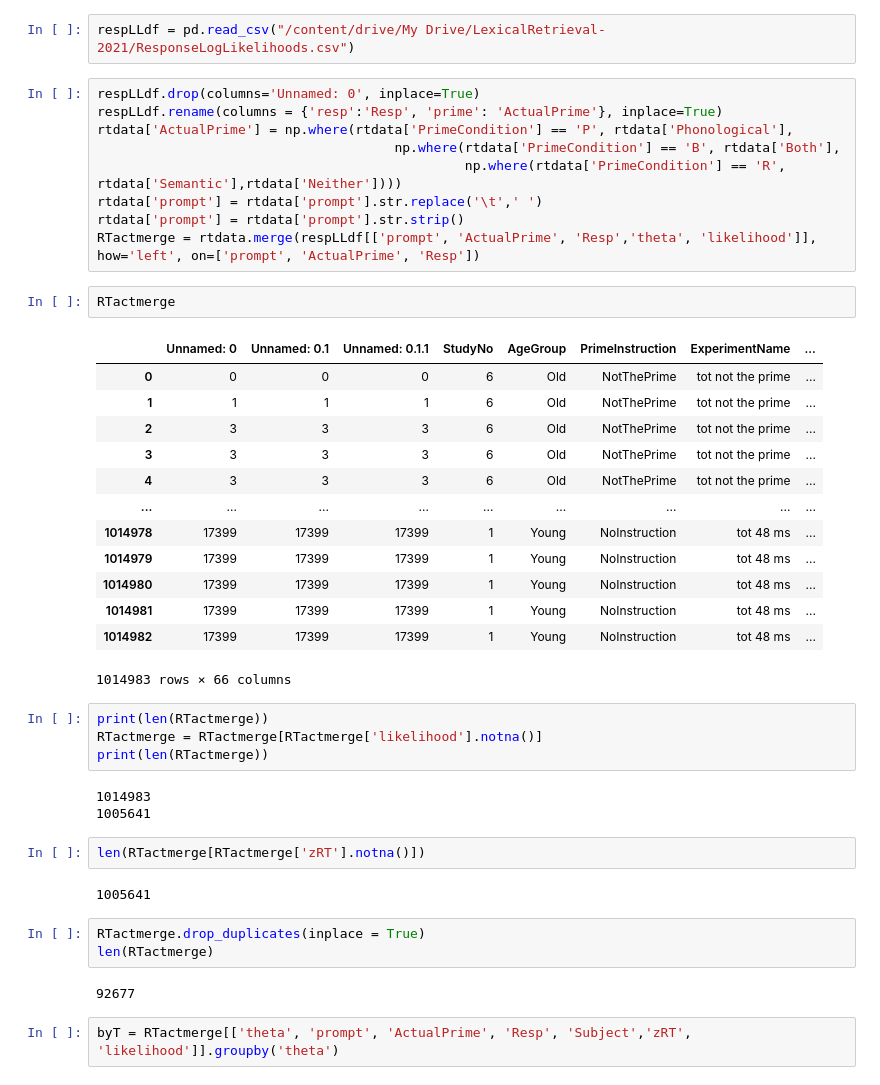
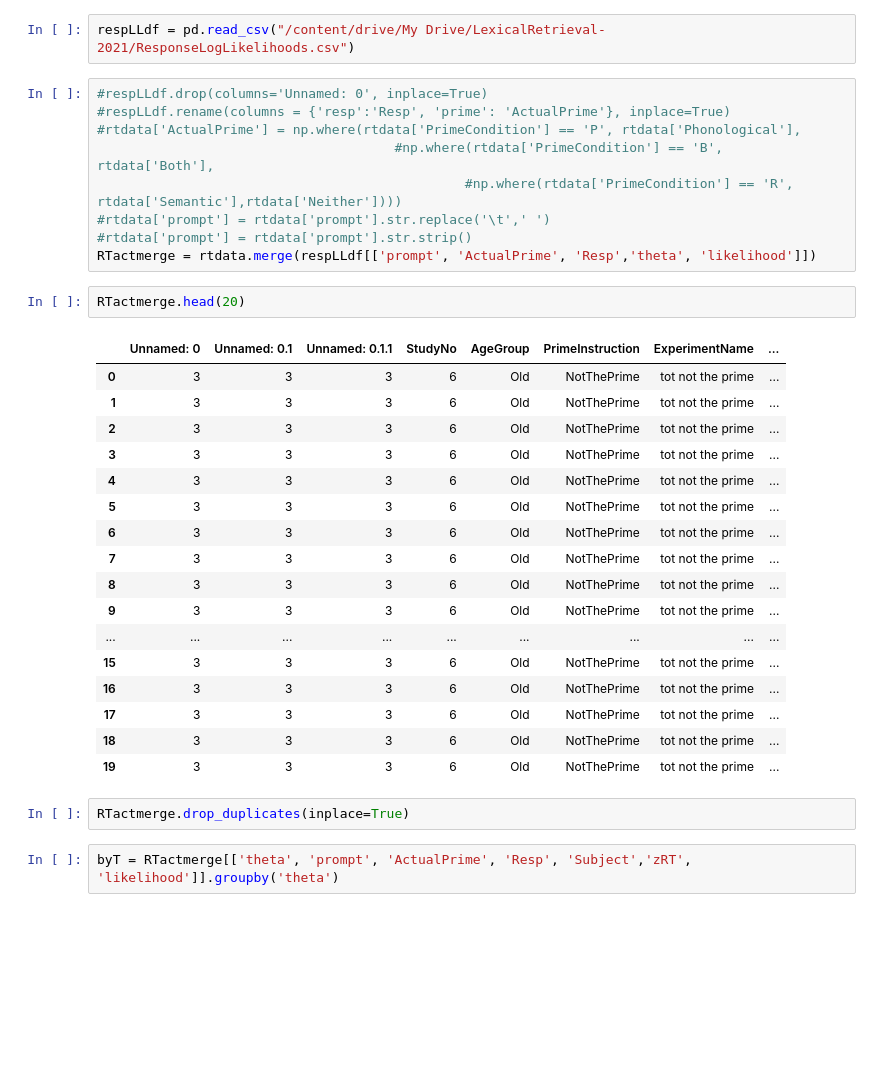
Before and after one commit to abhilasha-kumar/modeling-lexical-retrieval, a Jupyter notebook: LexicalRetrieval.ipynb, the cells around one changed output. Drawn from its saved outputs; the diff is of its cells as text; blank space fills up the shorter version.

Commit message:
merge accuracy with response log likelihood df

```diff
--- a/LexicalRetrieval.ipynb
+++ b/LexicalRetrieval.ipynb
@@ -1486,46 +1486,36 @@ array([[<matplotlib.axes._subplots.AxesSubplot object at 0x...>,
 # %%
 respLLdf = pd.read_csv("/content/drive/My Drive/LexicalRetrieval-2021/ResponseLogLikelihoods.csv")
 # %%
-respLLdf.drop(columns='Unnamed: 0', inplace=True)
-respLLdf.rename(columns = {'resp':'Resp', 'prime': 'ActualPrime'}, inplace=True)
-rtdata['ActualPrime'] = np.where(rtdata['PrimeCondition'] == 'P', rtdata['Phonological'],
-                                      np.where(rtdata['PrimeCondition'] == 'B', rtdata['Both'],
-                                               np.where(rtdata['PrimeCondition'] == 'R', rtdata['Semantic'],rtdata['Neither'])))
-rtdata['prompt'] = rtdata['prompt'].str.replace('\t',' ')
-rtdata['prompt'] = rtdata['prompt'].str.strip()
-RTactmerge = rtdata.merge(respLLdf[['prompt', 'ActualPrime', 'Resp','theta', 'likelihood']], how='left', on=['prompt', 'ActualPrime', 'Resp'])
+#respLLdf.drop(columns='Unnamed: 0', inplace=True)
+#respLLdf.rename(columns = {'resp':'Resp', 'prime': 'ActualPrime'}, inplace=True)
+#rtdata['ActualPrime'] = np.where(rtdata['PrimeCondition'] == 'P', rtdata['Phonological'],
+                                      #np.where(rtdata['PrimeCondition'] == 'B', rtdata['Both'],
+                                               #np.where(rtdata['PrimeCondition'] == 'R', rtdata['Semantic'],rtdata['Neither'])))
+#rtdata['prompt'] = rtdata['prompt'].str.replace('\t',' ')
+#rtdata['prompt'] = rtdata['prompt'].str.strip()
+RTactmerge = rtdata.merge(respLLdf[['prompt', 'ActualPrime', 'Resp','theta', 'likelihood']])
 # %%
-RTactmerge
+RTactmerge.head(20)
 # %% [output]
 |  | Unnamed: 0 | Unnamed: 0.1 | Unnamed: 0.1.1 | StudyNo | AgeGroup | PrimeInstruction | ExperimentName | ... |
-| 0 | 0 | 0 | 0 | 6 | Old | NotThePrime | tot not the prime | ... |
-| 1 | 1 | 1 | 1 | 6 | Old | NotThePrime | tot not the prime | ... |
+| 0 | 3 | 3 | 3 | 6 | Old | NotThePrime | tot not the prime | ... |
+| 1 | 3 | 3 | 3 | 6 | Old | NotThePrime | tot not the prime | ... |
 | 2 | 3 | 3 | 3 | 6 | Old | NotThePrime | tot not the prime | ... |
 | 3 | 3 | 3 | 3 | 6 | Old | NotThePrime | tot not the prime | ... |
 | 4 | 3 | 3 | 3 | 6 | Old | NotThePrime | tot not the prime | ... |
+| 5 | 3 | 3 | 3 | 6 | Old | NotThePrime | tot not the prime | ... |
+| 6 | 3 | 3 | 3 | 6 | Old | NotThePrime | tot not the prime | ... |
+| 7 | 3 | 3 | 3 | 6 | Old | NotThePrime | tot not the prime | ... |
+| 8 | 3 | 3 | 3 | 6 | Old | NotThePrime | tot not the prime | ... |
+| 9 | 3 | 3 | 3 | 6 | Old | NotThePrime | tot not the prime | ... |
 | ... | ... | ... | ... | ... | ... | ... | ... | ... |
-| 1014978 | 17399 | 17399 | 17399 | 1 | Young | NoInstruction | tot 48 ms | ... |
-| 1014979 | 17399 | 17399 | 17399 | 1 | Young | NoInstruction | tot 48 ms | ... |
-| 1014980 | 17399 | 17399 | 17399 | 1 | Young | NoInstruction | tot 48 ms | ... |
-| 1014981 | 17399 | 17399 | 17399 | 1 | Young | NoInstruction | tot 48 ms | ... |
-| 1014982 | 17399 | 17399 | 17399 | 1 | Young | NoInstruction | tot 48 ms | ... |
+| 15 | 3 | 3 | 3 | 6 | Old | NotThePrime | tot not the prime | ... |
+| 16 | 3 | 3 | 3 | 6 | Old | NotThePrime | tot not the prime | ... |
+| 17 | 3 | 3 | 3 | 6 | Old | NotThePrime | tot not the prime | ... |
+| 18 | 3 | 3 | 3 | 6 | Old | NotThePrime | tot not the prime | ... |
+| 19 | 3 | 3 | 3 | 6 | Old | NotThePrime | tot not the prime | ... |
-1014983 rows × 66 columns
-# %%
-print(len(RTactmerge))
-RTactmerge = RTactmerge[RTactmerge['likelihood'].notna()]
-print(len(RTactmerge))
-# %% [output]
-1014983
-1005641
-# %%
-len(RTactmerge[RTactmerge['zRT'].notna()])
-# %% [output]
-1005641
 # %%
-RTactmerge.drop_duplicates(inplace = True)
-len(RTactmerge)
+RTactmerge.drop_duplicates(inplace=True)
-# %% [output]
-92677
 # %%
 byT = RTactmerge[['theta', 'prompt', 'ActualPrime', 'Resp', 'Subject','zRT', 'likelihood']].groupby('theta')
 # %%
```
Also changed, not shown: parts of 11 cells of this notebook.
